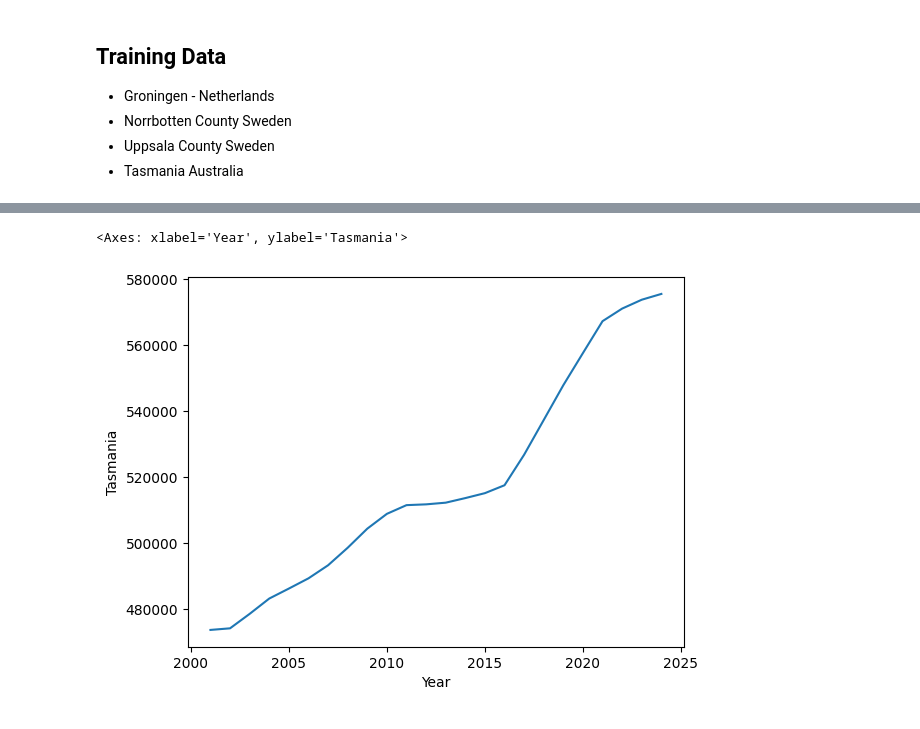
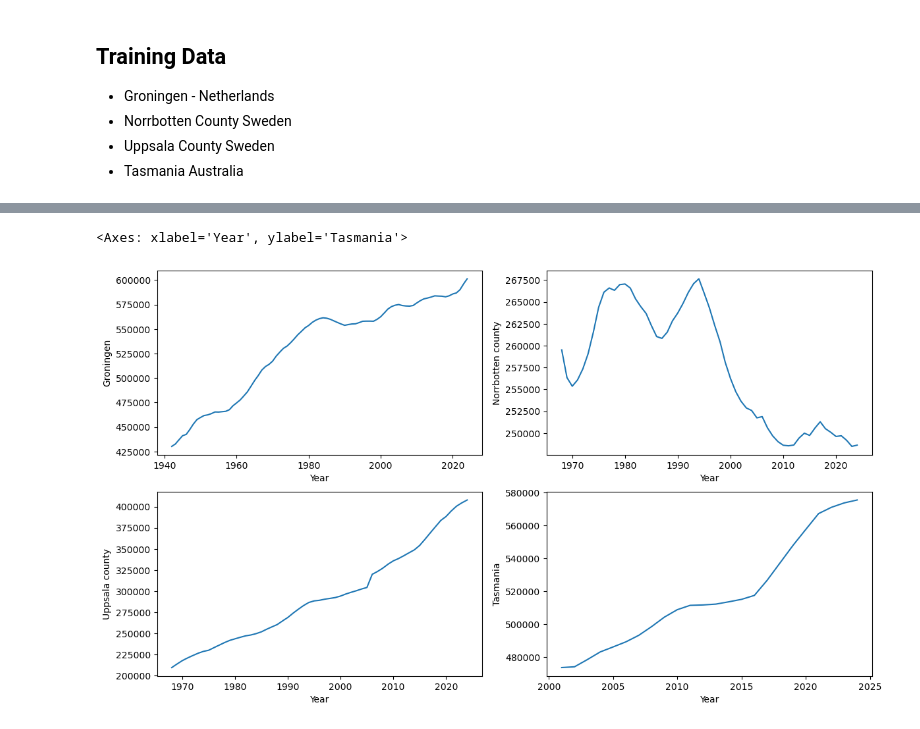
Before and after one commit to jonnylesmond/SPFX, a Jupyter notebook: spfx/spfx DEx.ipynb, the cells around one changed output, grey strips where cells are left out. Saved outputs shown, nothing was run; the diff lists cells and outputs as text; code cells hidden in the pictures.

```diff
--- a/spfx/spfx DEx.ipynb
+++ b/spfx/spfx DEx.ipynb
@@ -55,5 +42,10 @@ seaborn.lineplot(data=trainingdata, x='Year', y='Uppsala county')
-# %%
-seaborn.lineplot(data=trainingdata, x='Year', y='Tasmania')
-# %% [output]
-<Axes: xlabel='Year', ylabel='Tasmania'>
-[figure, removed]
+# %%
+fig2, axes2 = plt.subplots(2, 2, figsize=(14,8))
+
+seaborn.lineplot(data=trainingdata, x='Year', y='Groningen', ax=axes2[0,0])
+seaborn.lineplot(data=trainingdata, x='Year', y='Norrbotten county', ax=axes2[0,1])
+seaborn.lineplot(data=trainingdata, x='Year', y='Uppsala county', ax=axes2[1,0])
+seaborn.lineplot(data=trainingdata, x='Year', y='Tasmania', ax=axes2[1,1])
+# %% [output]
+<Axes: xlabel='Year', ylabel='Tasmania'>
+[figure, added]
```
Also changed, not shown: parts of 8 cells of this notebook, 5 other files.
